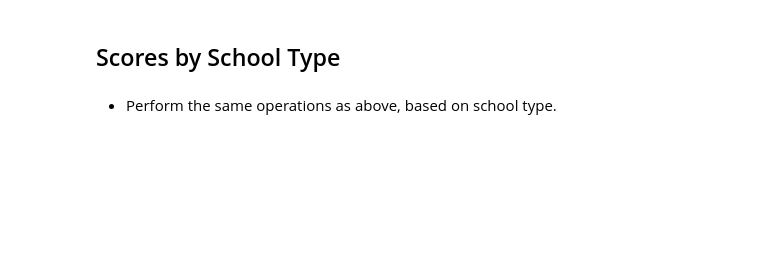
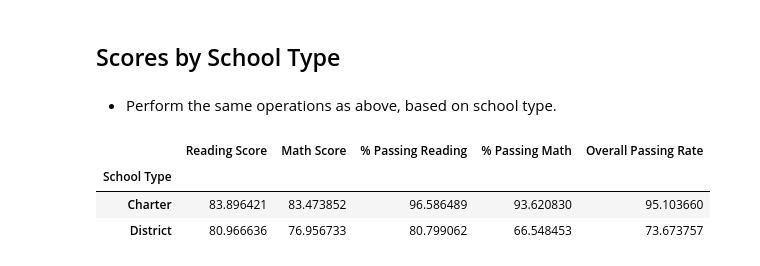
Before and after one commit to cyntiamk/UCI_projects, a Jupyter notebook: Pandas_HW/Schools/PyCitySchools_starter.ipynb, the cells around one changed output. Drawn from its saved outputs; the diff is of its cells as text; code cells hidden in the pictures; blank space fills up the shorter version.

```diff
--- a/Pandas_HW/Schools/PyCitySchools_starter.ipynb
+++ b/Pandas_HW/Schools/PyCitySchools_starter.ipynb
@@ -399,3 +440,13 @@ group_names = ["Small (<1000)", "Medium (1000-2000)", "Large (2000-5000)"]
 ## Scores by School Type
 # %% [markdown]
 * Perform the same operations as above, based on school type.
+# %%
+school_type_g = schools_summary_df.groupby("School Type")
+school_type_df = pd.DataFrame(school_type_g.mean())
+school_type = pd.DataFrame(school_type_df[["Reading Score","Math Score","% Passing Reading", "% Passing Math","Overall Passing Rate"]])
+school_type
+# %% [output]
+|  | Reading Score | Math Score | % Passing Reading | % Passing Math | Overall Passing Rate |
+| School Type |  |  |  |  |  |
+| Charter | 83.896421 | 83.473852 | 96.586489 | 93.620830 | 95.103660 |
+| District | 80.966636 | 76.956733 | 80.799062 | 66.548453 | 73.673757 |
```
Also changed, not shown: parts of 8 cells of this notebook.
